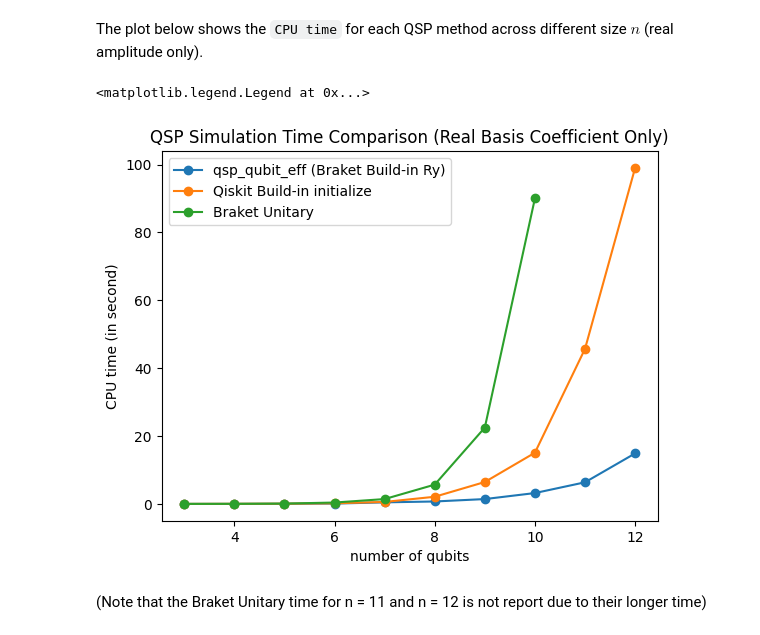
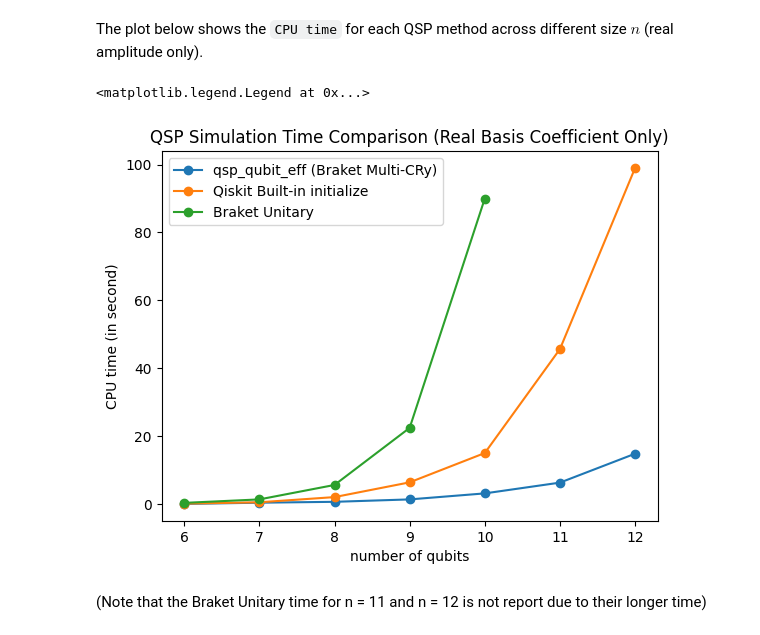
Before and after one commit to guikaiwen/qubit_efficient_QSP, a Jupyter notebook: Comparison_to_Other_Methods.ipynb, the cells around one changed output. Saved outputs shown, nothing was run; the diff lists cells and outputs as text; code cells hidden in the pictures.

```diff
--- a/Comparison_to_Other_Methods.ipynb
+++ b/Comparison_to_Other_Methods.ipynb
@@ -21,21 +21,21 @@ The plot below shows the `CPU time` for each QSP method across different size $n
 # %%
 fig, ax = plt.subplots()  # Create a figure containing a single axes.
 n = 12
-braket_time_array = [0.0203, 0.0292, 0.0635, 0.121, 0.484, 0.739, 1.45, 3.22, 6.39, 14.9]
-qiskit_time_array = [0.0246, 0.0528, 0.0911, 0.204, 0.605, 2.13, 6.47, 15.1, 45.7, 99]
-braket_unitary_time_array = [0.0257, 0.0429, 0.114, 0.427, 1.45, 5.70, 22.5, 90]
-x1 = range(3, n + 1)
-x2 = range(3, n - 2 + 1)
-ax.plot(x1, braket_time_array, label='qsp_qubit_eff (Braket Build-in Ry)', marker='o')  # Plot some data on the axes.
-ax.plot(x1, qiskit_time_array, label='Qiskit Build-in initialize', marker='o')  # Plot some data on the axes.
+braket_time_array = [0.121, 0.484, 0.739, 1.45, 3.22, 6.39, 14.9]
+qiskit_time_array = [0.204, 0.605, 2.13, 6.47, 15.1, 45.7, 99]
+braket_unitary_time_array = [0.427, 1.45, 5.70, 22.5, 90]
+x1 = range(6, n + 1)
+x2 = range(6, n - 2 + 1)
+ax.plot(x1, braket_time_array, label='qsp_qubit_eff (Braket Multi-CRy)', marker='o')  # Plot some data on the axes.
+ax.plot(x1, qiskit_time_array, label='Qiskit Built-in initialize', marker='o')  # Plot some data on the axes.
 ax.plot(x2, braket_unitary_time_array, label='Braket Unitary', marker='o')  # Plot some data on the axes.
 ax.set_xlabel('number of qubits')  # Add an x-label to the axes.
 ax.set_ylabel('CPU time (in second)')  # Add a y-label to the axes.
 ax.set_title("QSP Simulation Time Comparison (Real Basis Coefficient Only)")  # Add a title to the axes.
 ax.legend()  # Add a legend.
 # %% [output]
 <matplotlib.legend.Legend at 0x...>
-[figure, old version]
+[figure, new version]
 # %% [markdown]
 (Note that the Braket Unitary time for n = 11 and n = 12 is not report due to their longer time)
 # %% [markdown]
```
Also changed, not shown: parts of 13 cells of this notebook, 2 other files.
